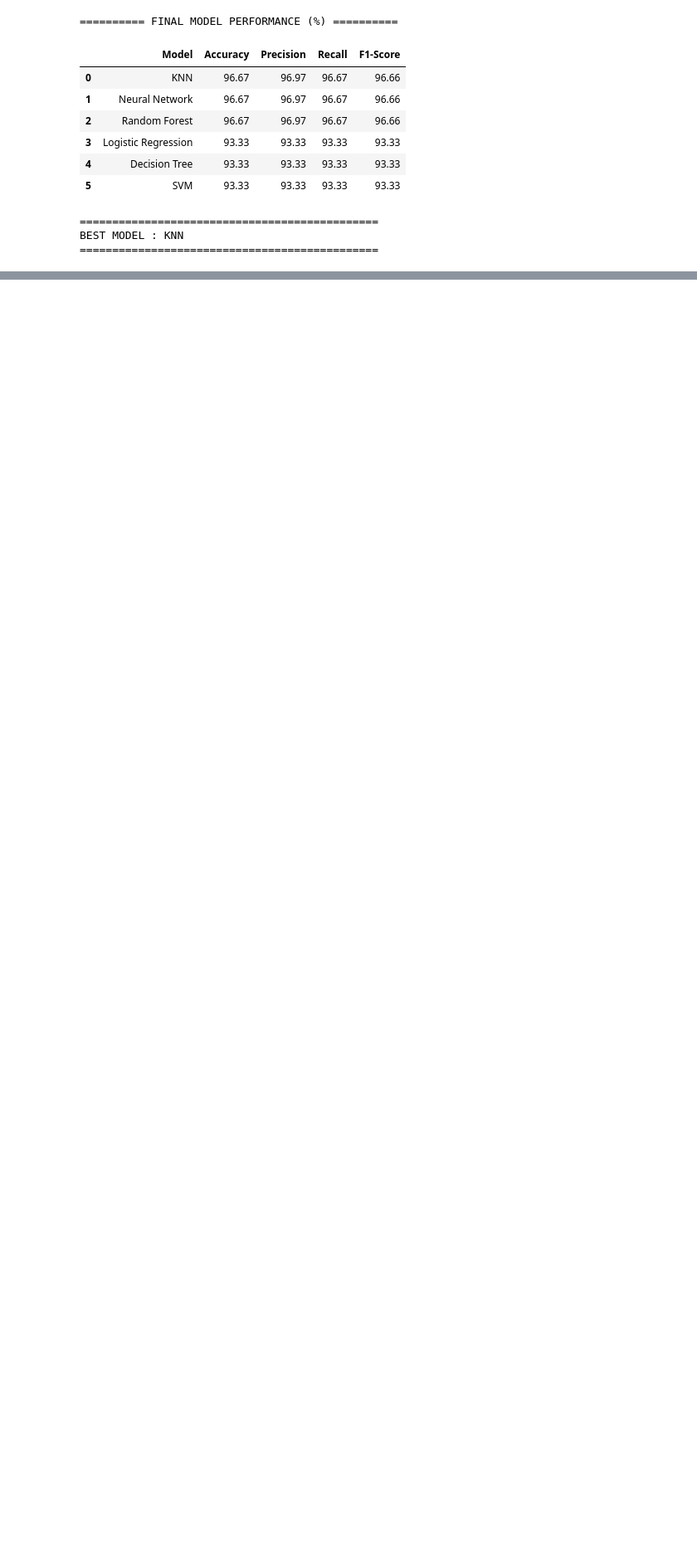
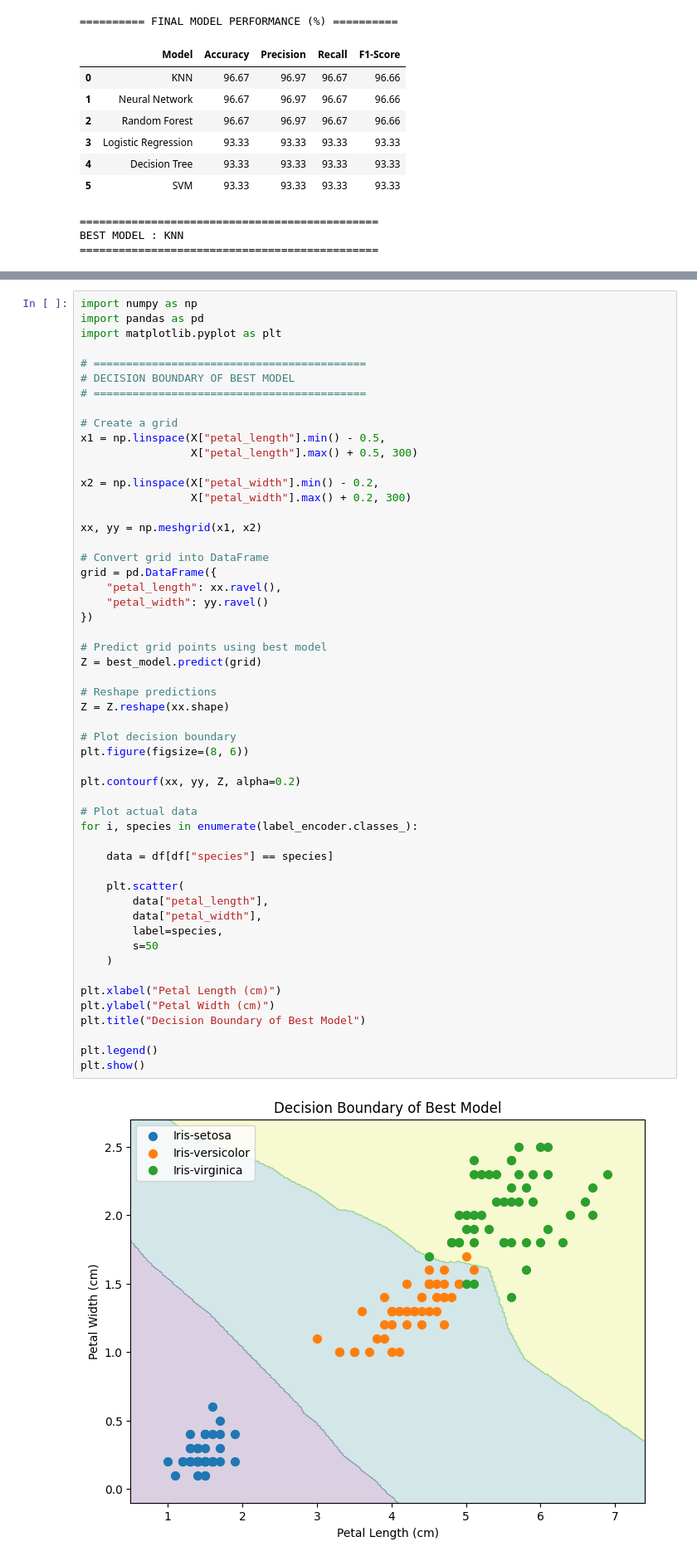
Before and after one commit to Alk207-lab/-Machine-learning-projects-Sem1, a Jupyter notebook: iris.ipynb, the cells around one changed output, grey strips where cells are left out. Shown at 83% size. Saved outputs shown, nothing was run; the diff lists cells and outputs as text; blank space fills up the shorter version.

```diff
--- a/iris.ipynb
+++ b/iris.ipynb
@@ -814,0 +821,55 @@ BEST MODEL : KNN
+# %%
+import numpy as np
+import pandas as pd
+import matplotlib.pyplot as plt
+
+# ==========================================
+# DECISION BOUNDARY OF BEST MODEL
+# ==========================================
+
+# Create a grid
+x1 = np.linspace(X["petal_length"].min() - 0.5,
+                 X["petal_length"].max() + 0.5, 300)
+
+x2 = np.linspace(X["petal_width"].min() - 0.2,
+                 X["petal_width"].max() + 0.2, 300)
+
+xx, yy = np.meshgrid(x1, x2)
+
+# Convert grid into DataFrame
+grid = pd.DataFrame({
+    "petal_length": xx.ravel(),
+    "petal_width": yy.ravel()
+})
+
+# Predict grid points using best model
+Z = best_model.predict(grid)
+
+# Reshape predictions
+Z = Z.reshape(xx.shape)
+
+# Plot decision boundary
+plt.figure(figsize=(8, 6))
+
+plt.contourf(xx, yy, Z, alpha=0.2)
+
+# Plot actual data
+for i, species in enumerate(label_encoder.classes_):
+
+    data = df[df["species"] == species]
+
+    plt.scatter(
+        data["petal_length"],
+        data["petal_width"],
+        label=species,
+        s=50
+    )
+
+plt.xlabel("Petal Length (cm)")
+plt.ylabel("Petal Width (cm)")
+plt.title("Decision Boundary of Best Model")
+
+plt.legend()
+plt.show()
+# %% [output]
+[figure, added]
```
Also changed, not shown: parts of 2 cells of this notebook.
